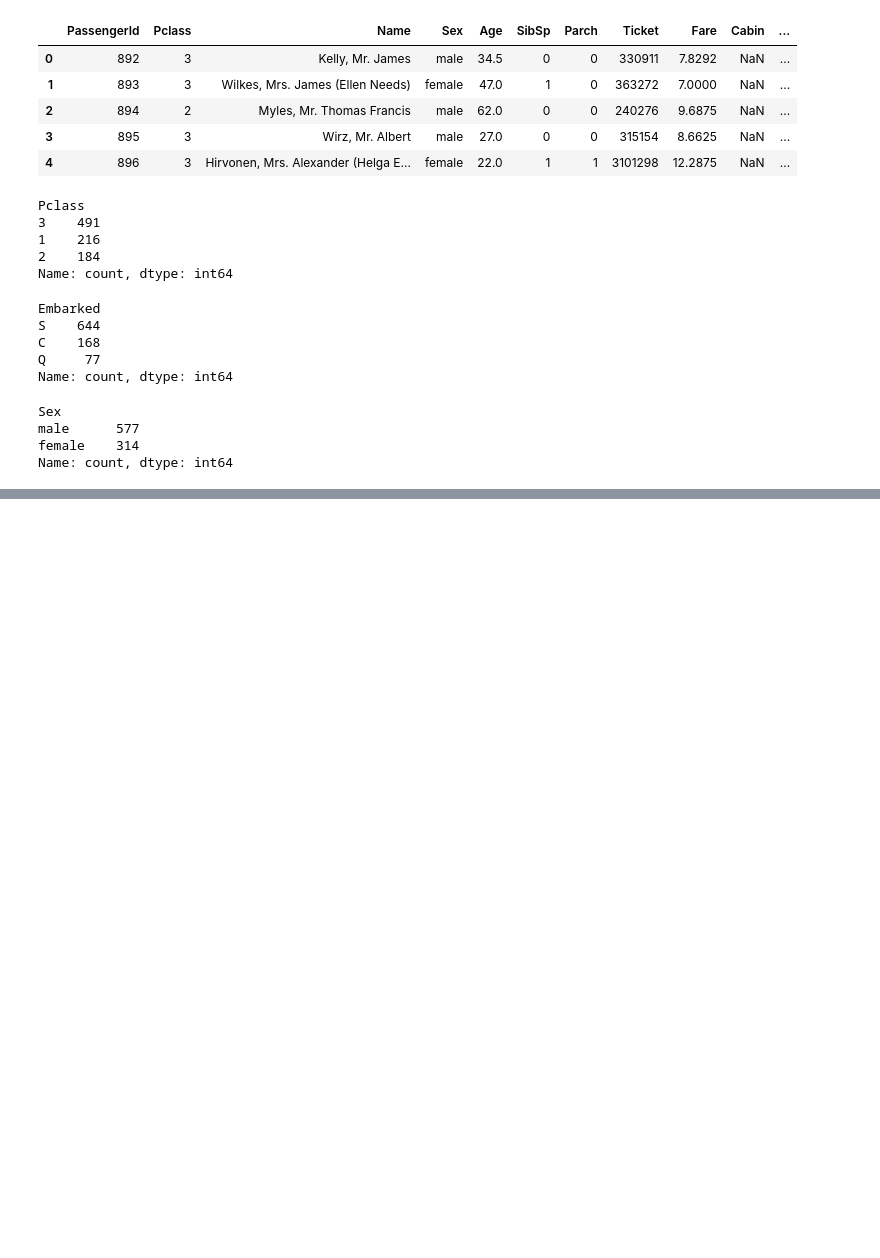
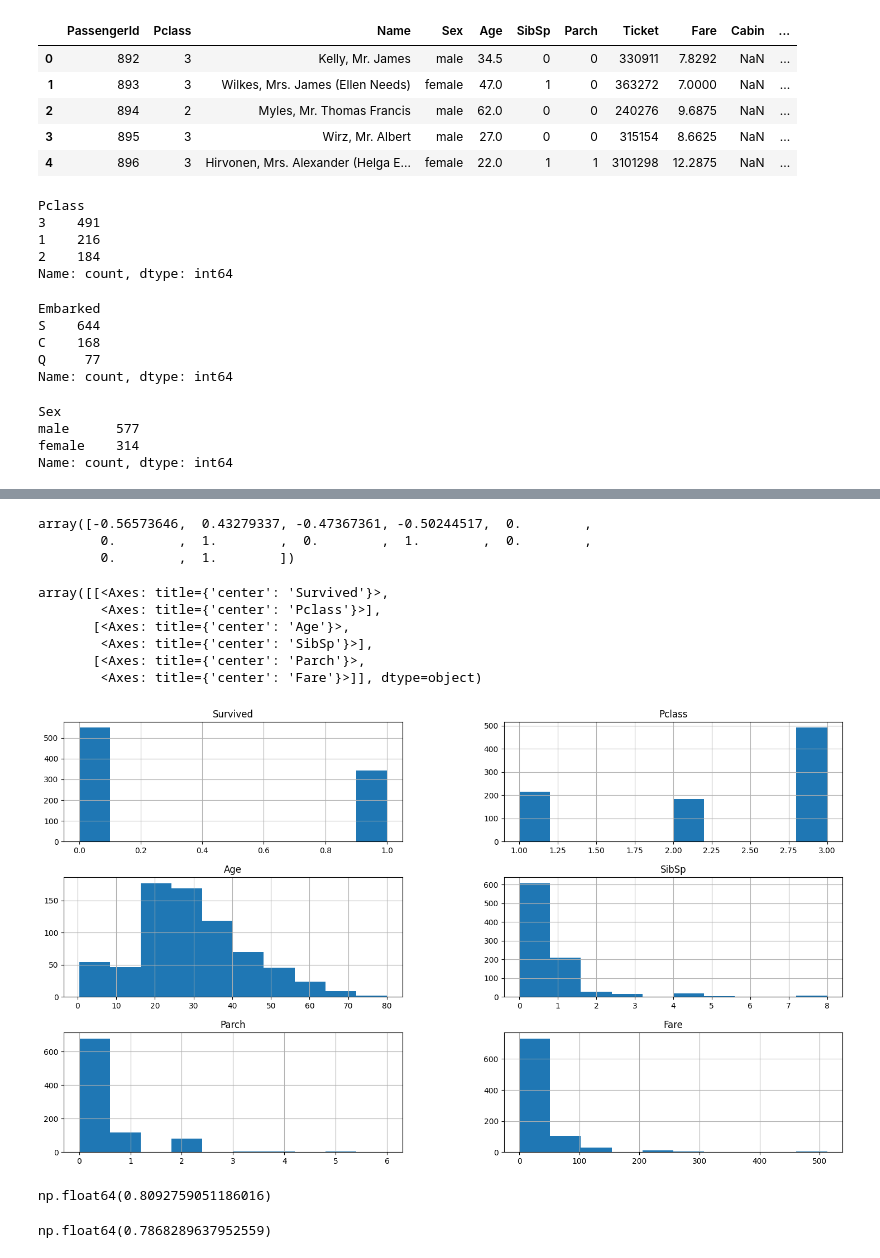
Before and after one commit to fox-buddy/MachineLearning-Collection, a Jupyter notebook: Titanic/titanic_survical.ipynb, the cells around one changed output, grey strips where cells are left out. Drawn from its saved outputs; the diff is of its cells as text; code cells hidden in the pictures; blank space fills up the shorter version.

```diff
--- a/Titanic/titanic_survical.ipynb
+++ b/Titanic/titanic_survical.ipynb
@@ -84,0 +99,4 @@ Name: count, dtype: int64
+# %%
+# Setting Index
+train_data = train_data.set_index("PassengerId")
+test_data = test_data.set_index("PassengerId")
@@ -84,0 +162,20 @@ Name: count, dtype: int64
+# %%
+# housing_tr = pd.DataFrame(X, columns=housing_num.columns, index=housing_num.index)
+X_train[0]
+# %% [output]
+array([-0.56573646,  0.43279337, -0.47367361, -0.50244517,  0.        ,
+        0.        ,  1.        ,  0.        ,  1.        ,  0.        ,
+        0.        ,  1.        ])
+# %%
+num_df = train_data.select_dtypes(include="number")
+# %%
+import matplotlib.pyplot as plt
+num_df.hist(figsize=(18,10), bins=10)
+# %% [output]
+array([[<Axes: title={'center': 'Survived'}>,
+        <Axes: title={'center': 'Pclass'}>],
+       [<Axes: title={'center': 'Age'}>,
+        <Axes: title={'center': 'SibSp'}>],
+       [<Axes: title={'center': 'Parch'}>,
+        <Axes: title={'center': 'Fare'}>]], dtype=object)
+[figure, added]
@@ -84,0 +192,4 @@ Name: count, dtype: int64
+# %%
+random_score.mean()
+# %% [output]
+np.float64(0.8092759051186016)
@@ -84,0 +202,4 @@ Name: count, dtype: int64
+# %%
+neighbour_score.mean()
+# %% [output]
+np.float64(0.7868289637952559)
```
Also changed, not shown: parts of 13 cells of this notebook.
